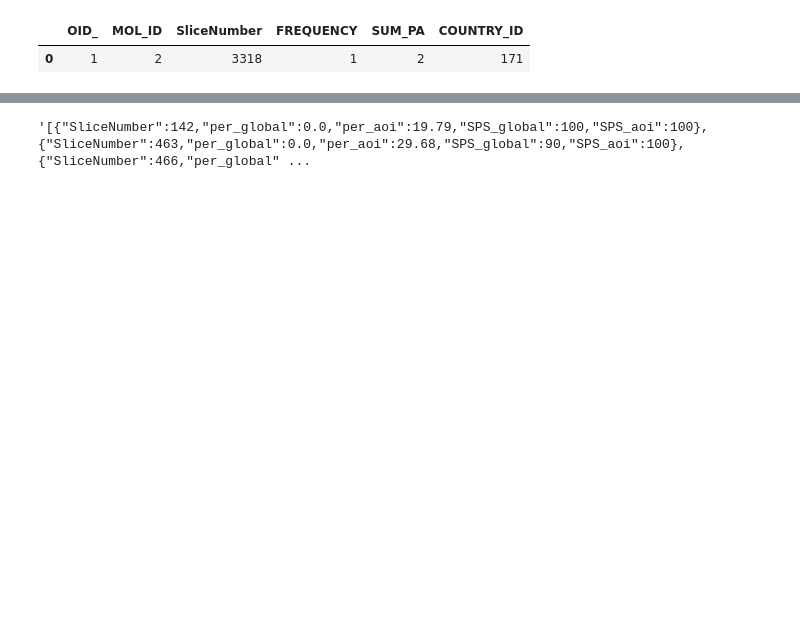
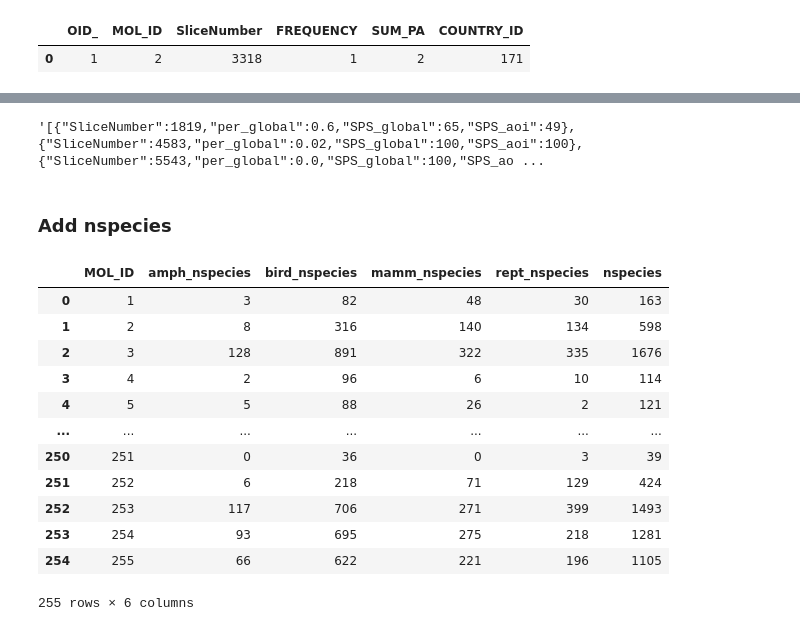
Before and after one commit to Vizzuality/he-scratchfolder, a Jupyter notebook: Precalculated_gadm0_SPS.ipynb, the cells around one changed output, grey strips where cells are left out. Drawn from its saved outputs; the diff is of its cells as text; code cells hidden in the pictures; blank space fills up the shorter version.

```diff
--- a/Precalculated_gadm0_SPS.ipynb
+++ b/Precalculated_gadm0_SPS.ipynb
@@ -215,4 +381,6 @@ dff.head()
 # %%
-dff.loc[dff['MOL_ID']==1,'birds'].values[0]
+dff.loc[dff['MOL_ID']==1,'amphibians'].values[0]
 # %% [output]
-'[{"SliceNumber":142,"per_global":0.0,"per_aoi":19.79,"SPS_global":100,"SPS_aoi":100},{"SliceNumber":463,"per_global":0.0,"per_aoi":29.68,"SPS_global":90,"SPS_aoi":100},{"SliceNumber":466,"per_global" ...
+'[{"SliceNumber":1819,"per_global":0.6,"SPS_global":65,"SPS_aoi":49},{"SliceNumber":4583,"per_global":0.02,"SPS_global":100,"SPS_aoi":100},{"SliceNumber":5543,"per_global":0.0,"SPS_global":100,"SPS_ao ...
+# %% [markdown]
+### Add nspecies
@@ -218,0 +399,22 @@ dff.loc[dff['MOL_ID']==1,'birds'].values[0]
+# %%
+frame = { 'amph_nspecies': a_count, 'bird_nspecies': b_count, 'mamm_nspecies': m_count, 'rept_nspecies': r_count }
+df = pd.DataFrame(frame).reset_index()
+cols = ['amph_nspecies', 'bird_nspecies', 'mamm_nspecies', 'rept_nspecies']
+df[cols] = df[cols].fillna(0)
+df[cols] = df[cols].astype('int')
+df['nspecies'] = df['amph_nspecies'] + df['bird_nspecies'] + df['mamm_nspecies'] + df['rept_nspecies']
+df
+# %% [output]
+|  | MOL_ID | amph_nspecies | bird_nspecies | mamm_nspecies | rept_nspecies | nspecies |
+| 0 | 1 | 3 | 82 | 48 | 30 | 163 |
+| 1 | 2 | 8 | 316 | 140 | 134 | 598 |
+| 2 | 3 | 128 | 891 | 322 | 335 | 1676 |
+| 3 | 4 | 2 | 96 | 6 | 10 | 114 |
+| 4 | 5 | 5 | 88 | 26 | 2 | 121 |
+| ... | ... | ... | ... | ... | ... | ... |
+| 250 | 251 | 0 | 36 | 0 | 3 | 39 |
+| 251 | 252 | 6 | 218 | 71 | 129 | 424 |
+| 252 | 253 | 117 | 706 | 271 | 399 | 1493 |
+| 253 | 254 | 93 | 695 | 275 | 218 | 1281 |
+| 254 | 255 | 66 | 622 | 221 | 196 | 1105 |
+255 rows × 6 columns
```
Also changed, not shown: parts of 54 cells of this notebook, 2 other files.
